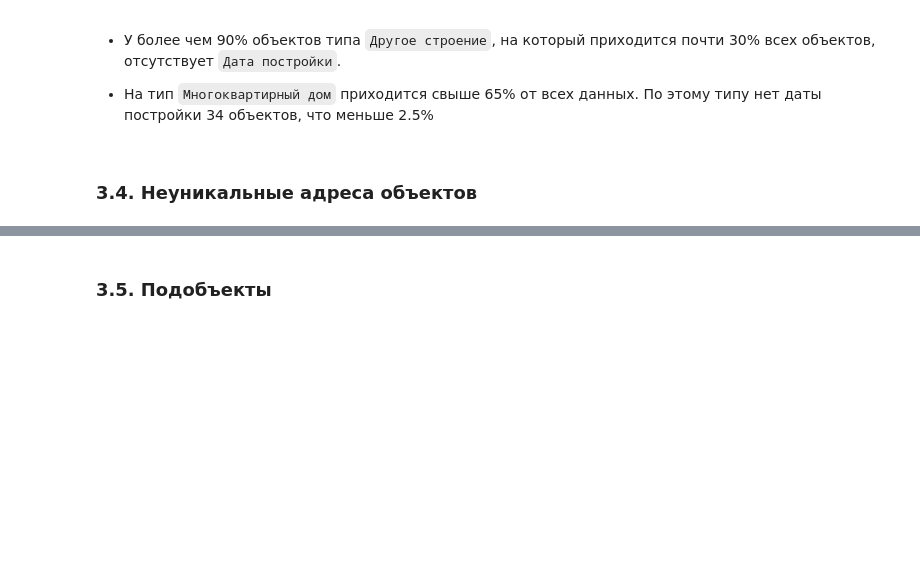
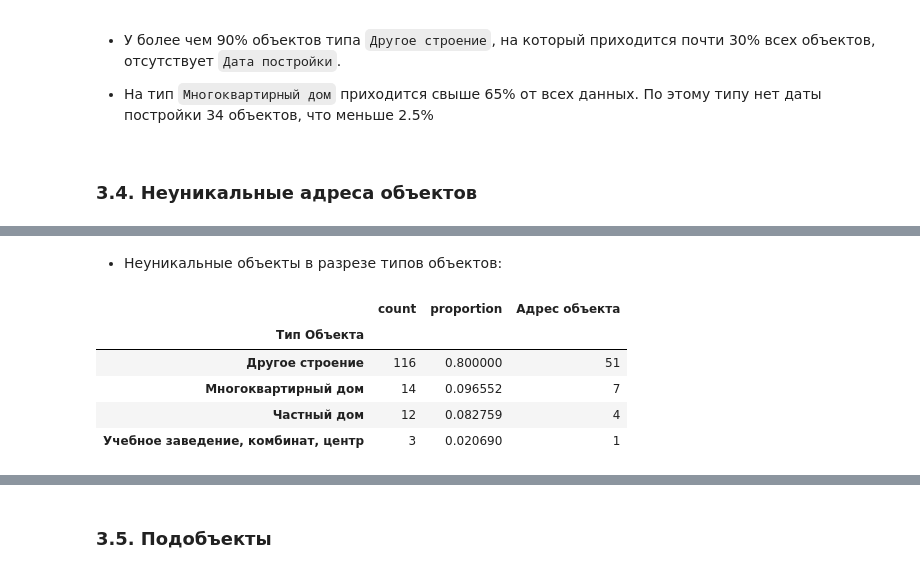
Before and after one commit to YaninaK/anomaly-detection, a Jupyter notebook: notebooks/01_EDA_&_data_preprocessing.ipynb, the cells around one changed output, grey strips where cells are left out. Cells and saved outputs as stored; diff of their text form; code cells hidden in the pictures; blank space fills up the shorter version.

```diff
--- a/notebooks/01_EDA_&_data_preprocessing.ipynb
+++ b/notebooks/01_EDA_&_data_preprocessing.ipynb
@@ -258,0 +256,17 @@ df
+# %% [markdown]
+* Неуникальные объекты в разрезе типов объектов:
+# %%
+pd.concat(
+    [
+      df["Тип Объекта"].value_counts(),
+      df["Тип Объекта"].value_counts(True),
+      df.groupby(["Тип Объекта"])["Адрес объекта"].agg(lambda x: x.nunique())
+    ], axis=1
+)
+# %% [output]
+|  | count | proportion | Адрес объекта |
+| Тип Объекта |  |  |  |
+| Другое строение | 116 | 0.800000 | 51 |
+| Многоквартирный дом | 14 | 0.096552 | 7 |
+| Частный дом | 12 | 0.082759 | 4 |
+| Учебное заведение, комбинат, центр | 3 | 0.020690 | 1 |
```
Also changed, not shown: parts of 27 cells of this notebook.
